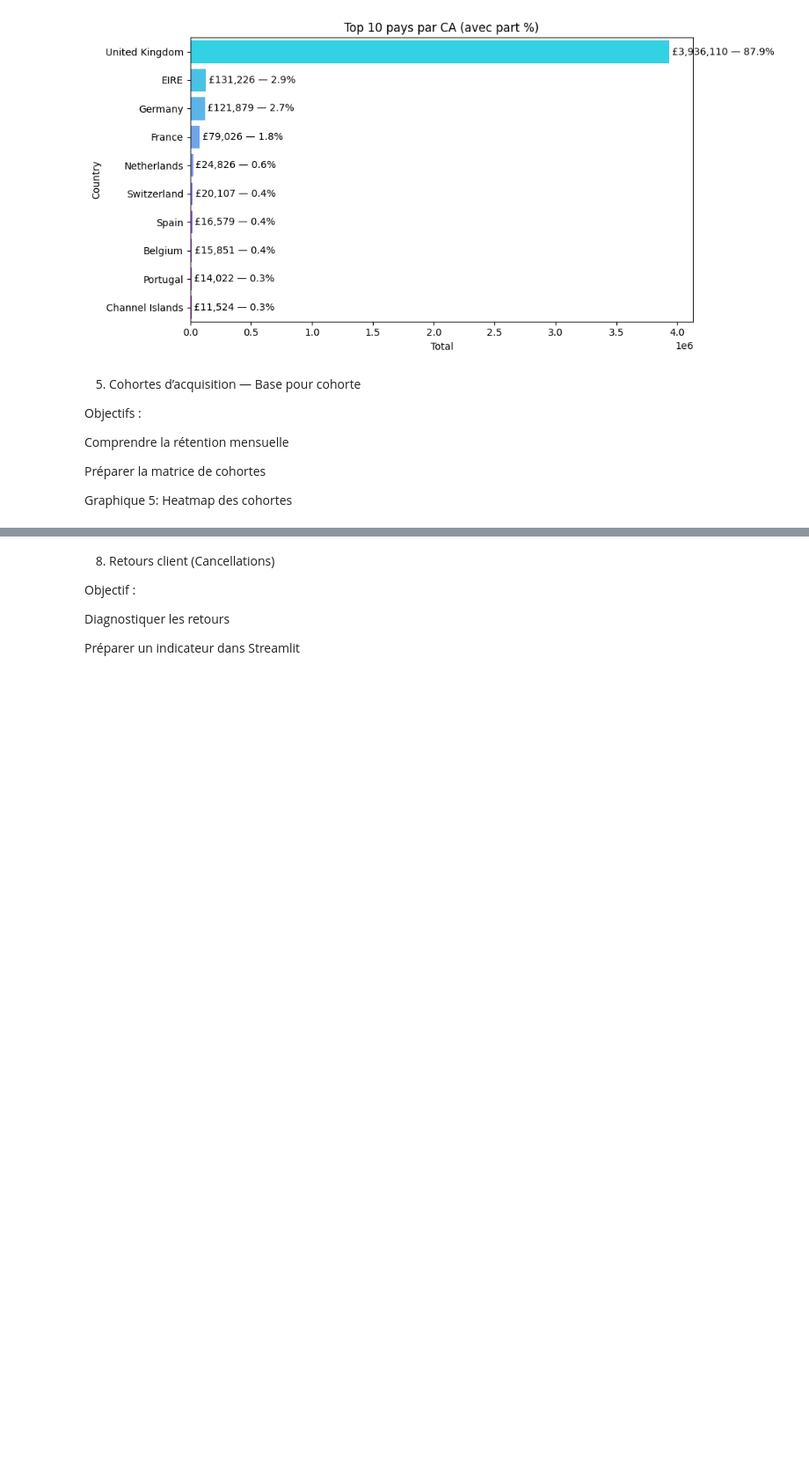
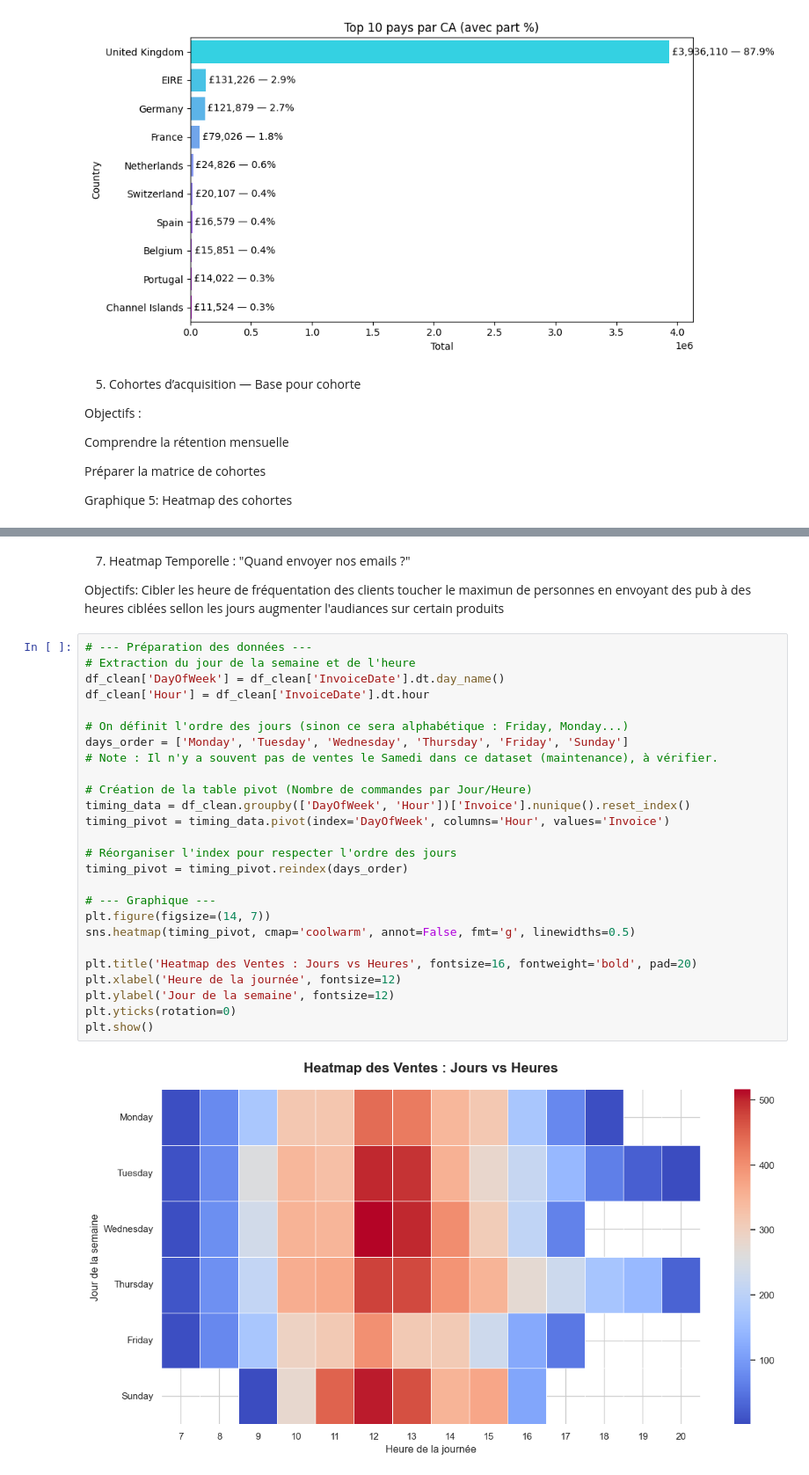
Before and after one commit to bonivalyvan/Projet-final-ECE-DataViz-2025, a Jupyter notebook: Exploration.ipynb, the cells around one changed output, grey strips where cells are left out. Shown: that part at 88% size. Cells and saved outputs as stored; diff of their text form; blank space fills up the shorter version.

```diff
--- a/Exploration.ipynb
+++ b/Exploration.ipynb
@@ -609,8 +668,35 @@ plt.show()
-# %% [markdown]
-8. Retours client (Cancellations)
-
-Objectif :
-
-Diagnostiquer les retours
-
-Préparer un indicateur dans Streamlit
+# %% [markdown]
+7. Heatmap Temporelle : "Quand envoyer nos emails ?"
+
+Objectifs:
+ Cibler les heure de fréquentation des clients
+ toucher le maximun de personnes en envoyant des pub à des heures ciblées sellon les jours
+ augmenter l'audiances sur certain produits
+# %%
+# --- Préparation des données ---
+# Extraction du jour de la semaine et de l'heure
+df_clean['DayOfWeek'] = df_clean['InvoiceDate'].dt.day_name()
+df_clean['Hour'] = df_clean['InvoiceDate'].dt.hour
+
+# On définit l'ordre des jours (sinon ce sera alphabétique : Friday, Monday...)
+days_order = ['Monday', 'Tuesday', 'Wednesday', 'Thursday', 'Friday', 'Sunday']
+# Note : Il n'y a souvent pas de ventes le Samedi dans ce dataset (maintenance), à vérifier.
+
+# Création de la table pivot (Nombre de commandes par Jour/Heure)
+timing_data = df_clean.groupby(['DayOfWeek', 'Hour'])['Invoice'].nunique().reset_index()
+timing_pivot = timing_data.pivot(index='DayOfWeek', columns='Hour', values='Invoice')
+
+# Réorganiser l'index pour respecter l'ordre des jours
+timing_pivot = timing_pivot.reindex(days_order)
+
+# --- Graphique ---
+plt.figure(figsize=(14, 7))
+sns.heatmap(timing_pivot, cmap='coolwarm', annot=False, fmt='g', linewidths=0.5)
+
+plt.title('Heatmap des Ventes : Jours vs Heures', fontsize=16, fontweight='bold', pad=20)
+plt.xlabel('Heure de la journée', fontsize=12)
+plt.ylabel('Jour de la semaine', fontsize=12)
+plt.yticks(rotation=0)
+plt.show()
+# %% [output]
+[figure, added]
```
Also changed, not shown: parts of 10 cells of this notebook.
